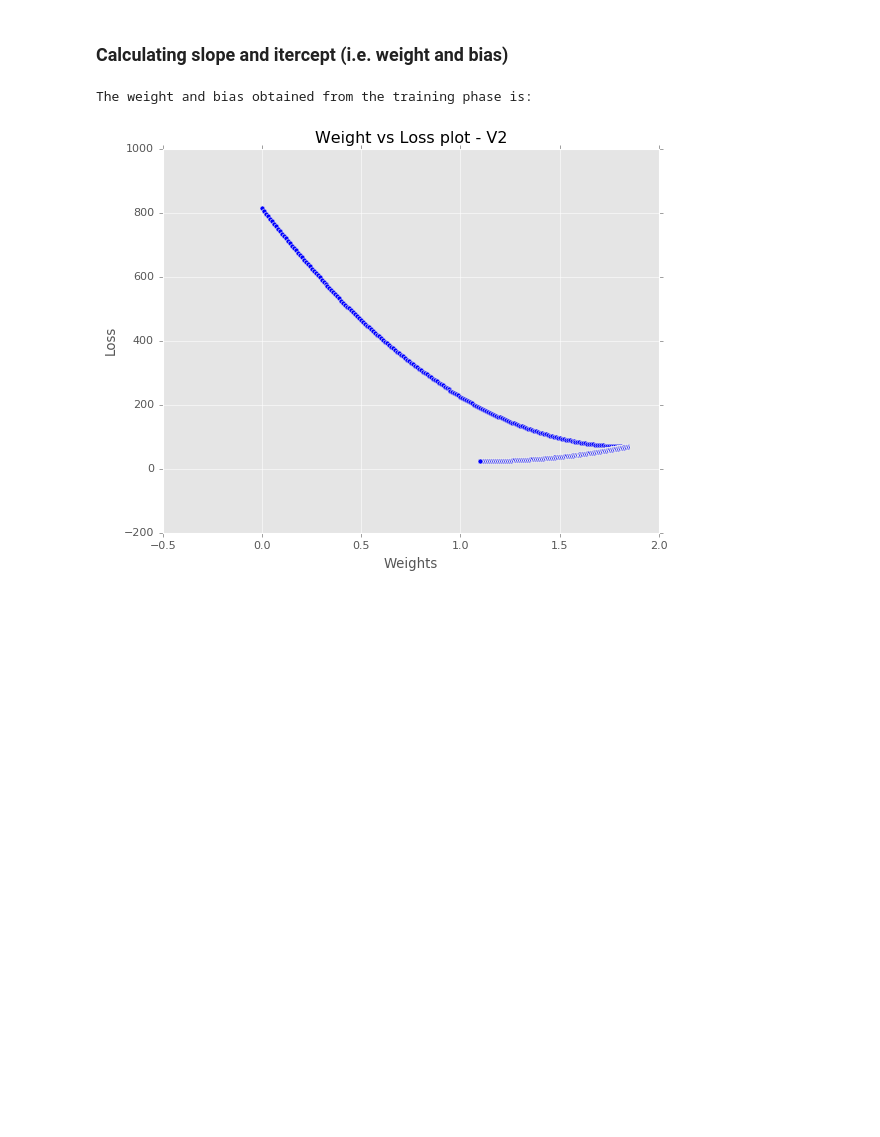
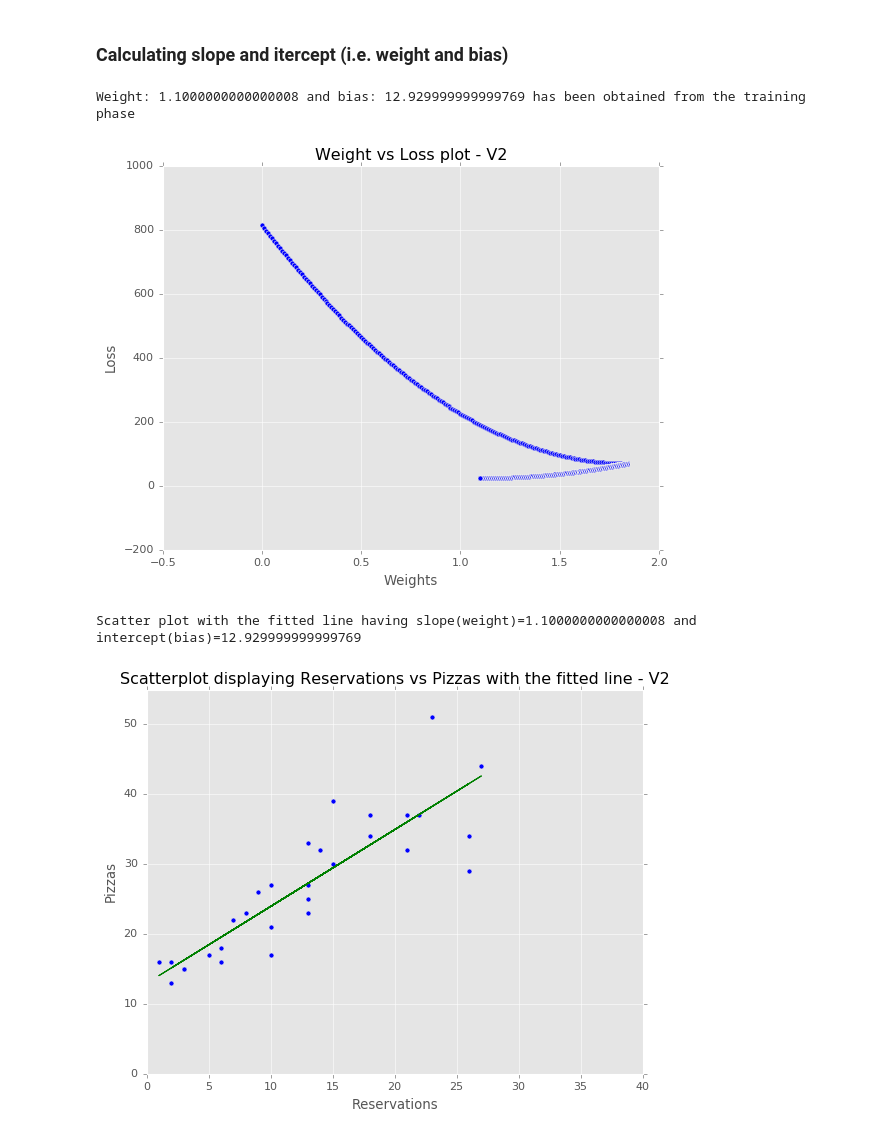
Before and after one commit to selfstarter39/ml_ds, a Jupyter notebook: exercises_from_books/programming_machine_learning/chap2_fitting_straight_line_through_points.ipynb, the cells around one changed output. Saved outputs shown, nothing was run; the diff lists cells and outputs as text; code cells hidden in the pictures; blank space fills up the shorter version.

```diff
--- a/exercises_from_books/programming_machine_learning/chap2_fitting_straight_line_through_points.ipynb
+++ b/exercises_from_books/programming_machine_learning/chap2_fitting_straight_line_through_points.ipynb
@@ -89,11 +89,11 @@ Scatter plot with the fitted line having slope(weight)=1.8400000000000014
 # %% [markdown]
 ### Calculating slope and itercept (i.e. weight and bias)
 # %%
-def predict_v2(X,y,w,b):
+def predict_v2(X,w,b):
     return ((X*w)+b)
 
 def loss_v2(X,y,w,b):
-    pred_val = (y - predict_v2(X,y,w,b))**2
+    pred_val = (y - predict_v2(X,w,b))**2
     return np.average(pred_val)
 # %%
 def train_v2(X,y,iteration = 10000, lr = 0.01):
@@ -123,7 +123,19 @@ def train_v2(X,y,iteration = 10000, lr = 0.01):
             return w,b
 # %%
 wt_2,b = train_v2(X,y,lr=0.01)
-print("The weight and bias obtained from the training phase is: ")
+print(f"Weight: {wt_2} and bias: {b} has been obtained from the training phase ")
 # %% [output]
-The weight and bias obtained from the training phase is:
+Weight: 1.1000000000000008 and bias: 12.929999999999769 has been obtained from the training phase
 [figure]
+# %%
+print(f"Scatter plot with the fitted line having slope(weight)={wt_2} and intercept(bias)={b}")
+plt.scatter(X,y)
+plt.axis([0, 40, 0, 55])
+plt.plot(X, predict_v2(X,wt_2,b), linewidth=1.0, color="green")
+plt.xlabel("Reservations")
+plt.ylabel("Pizzas")
+plt.title("Scatterplot displaying Reservations vs Pizzas with the fitted line - V2")
+plt.show()
+# %% [output]
+Scatter plot with the fitted line having slope(weight)=1.1000000000000008 and intercept(bias)=12.929999999999769
+[figure, added]
```
